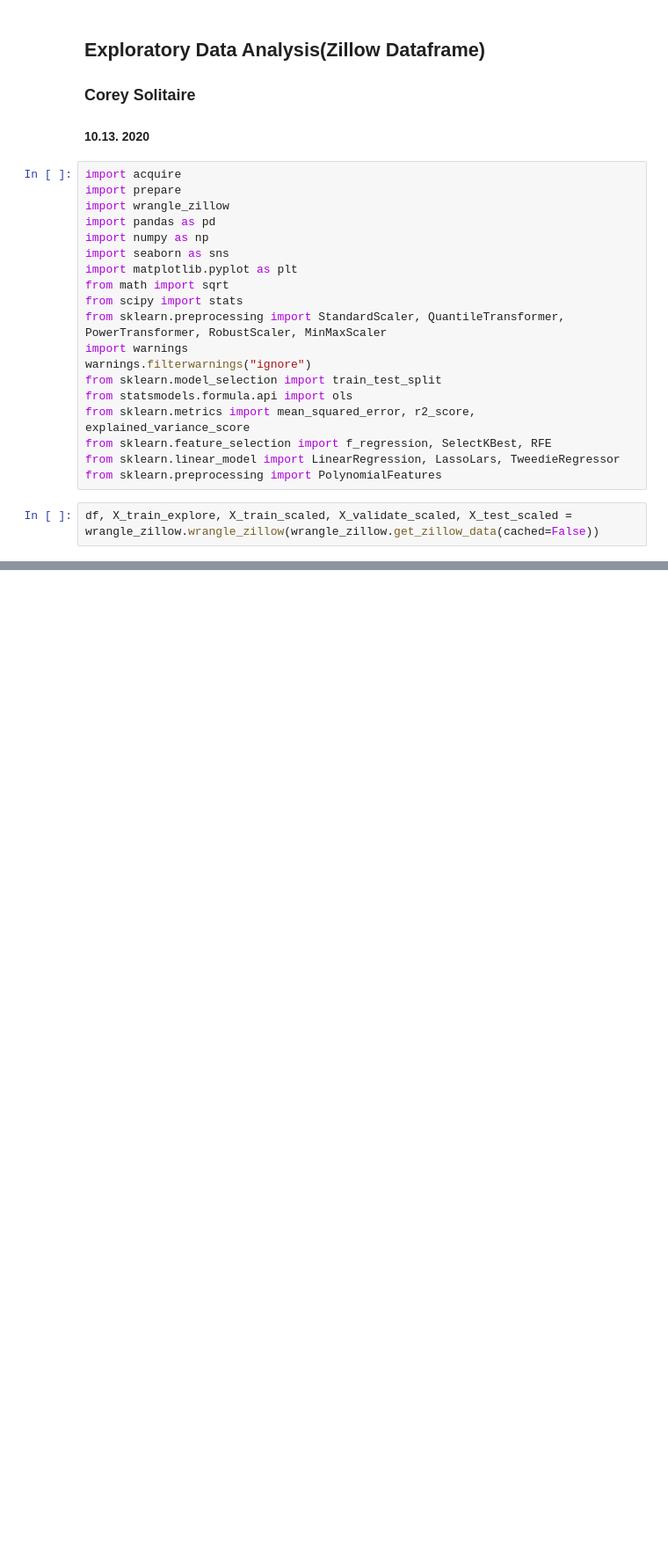
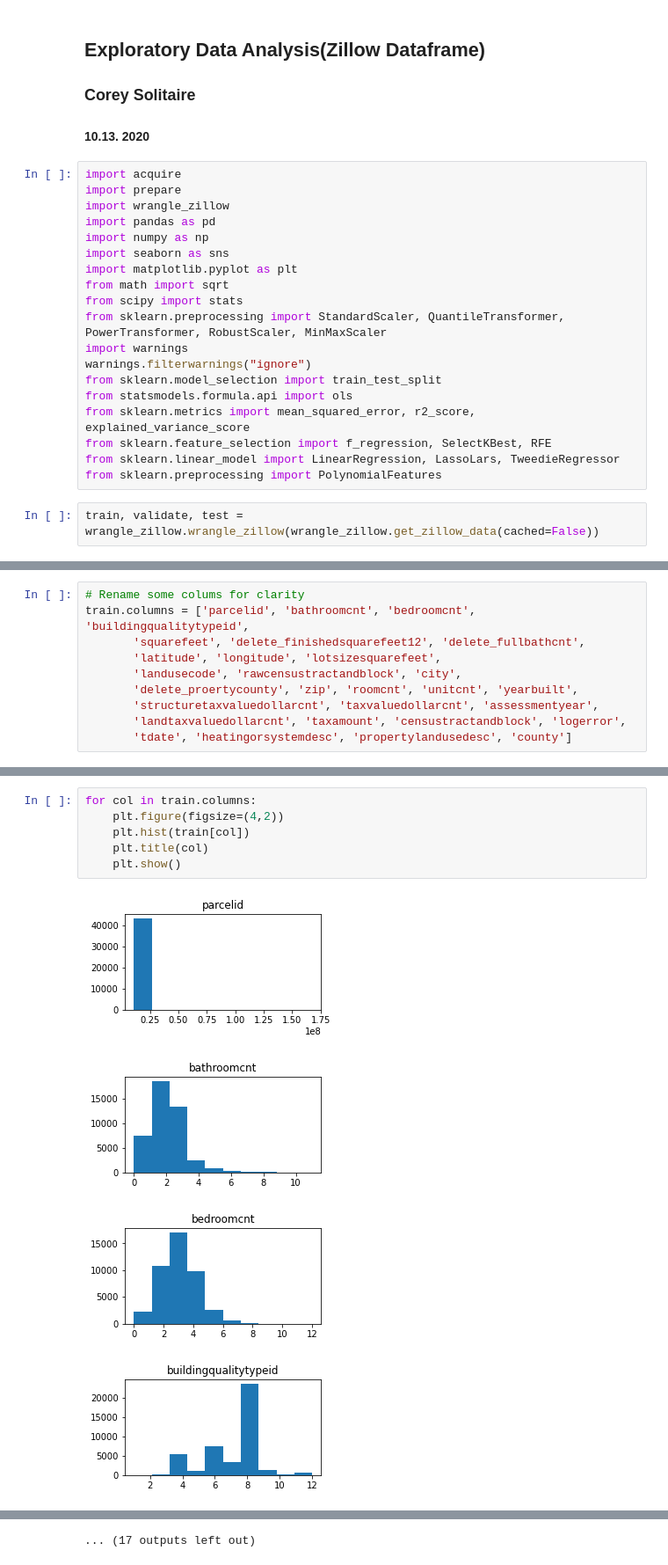
Before and after one commit to CSolitaire/clustering-exercises, a Jupyter notebook: explore_zillow.ipynb, the cells around one changed output, grey strips where cells are left out. Shown at 88% size. Cells and saved outputs as stored; diff of their text form; blank space fills up the shorter version.

Commit message:
Inital Visualizations

```diff
--- a/explore_zillow.ipynb
+++ b/explore_zillow.ipynb
@@ -22,5 +22,5 @@ from sklearn.feature_selection import f_regression, SelectKBest, RFE
 from sklearn.linear_model import LinearRegression, LassoLars, TweedieRegressor
 from sklearn.preprocessing import PolynomialFeatures
 # %%
-df, X_train_explore, X_train_scaled, X_validate_scaled, X_test_scaled = wrangle_zillow.wrangle_zillow(wrangle_zillow.get_zillow_data(cached=False))
+train, validate, test = wrangle_zillow.wrangle_zillow(wrangle_zillow.get_zillow_data(cached=False))
 # %%
@@ -35,0 +48,10 @@ X_train_explore.head()
+# %%
+# Rename some colums for clarity
+train.columns = ['parcelid', 'bathroomcnt', 'bedroomcnt', 'buildingqualitytypeid',
+       'squarefeet', 'delete_finishedsquarefeet12', 'delete_fullbathcnt',
+       'latitude', 'longitude', 'lotsizesquarefeet',
+       'landusecode', 'rawcensustractandblock', 'city',
+       'delete_proertycounty', 'zip', 'roomcnt', 'unitcnt', 'yearbuilt',
+       'structuretaxvaluedollarcnt', 'taxvaluedollarcnt', 'assessmentyear',
+       'landtaxvaluedollarcnt', 'taxamount', 'censustractandblock', 'logerror',
+       'tdate', 'heatingorsystemdesc', 'propertylandusedesc', 'county']
@@ -35,0 +79,11 @@ X_train_explore.head()
+# %%
+for col in train.columns:
+    plt.figure(figsize=(4,2))
+    plt.hist(train[col])
+    plt.title(col)
+    plt.show()
+# %% [output]
+[figure, added]
+[figure, added]
+[figure, added]
+[figure, added]
@@ -35,0 +98 @@ X_train_explore.head()
+... (17 outputs left out)
```
Also changed, not shown: parts of 17 cells of this notebook.
